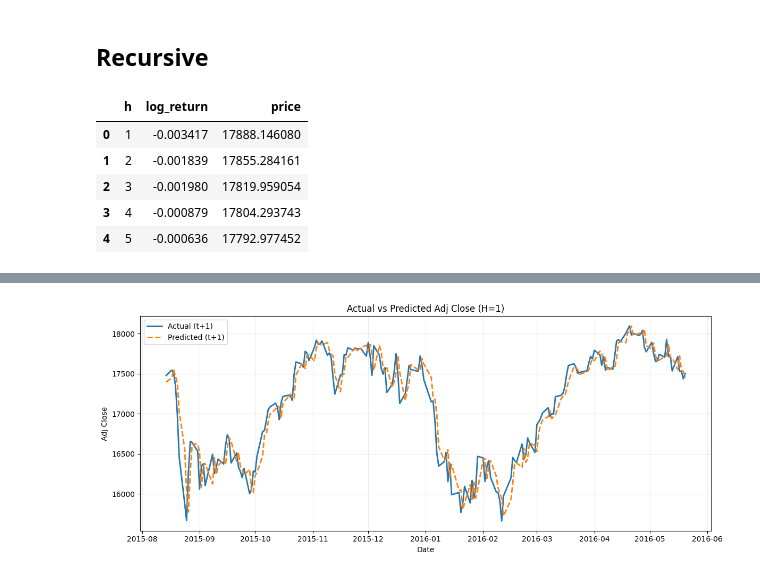
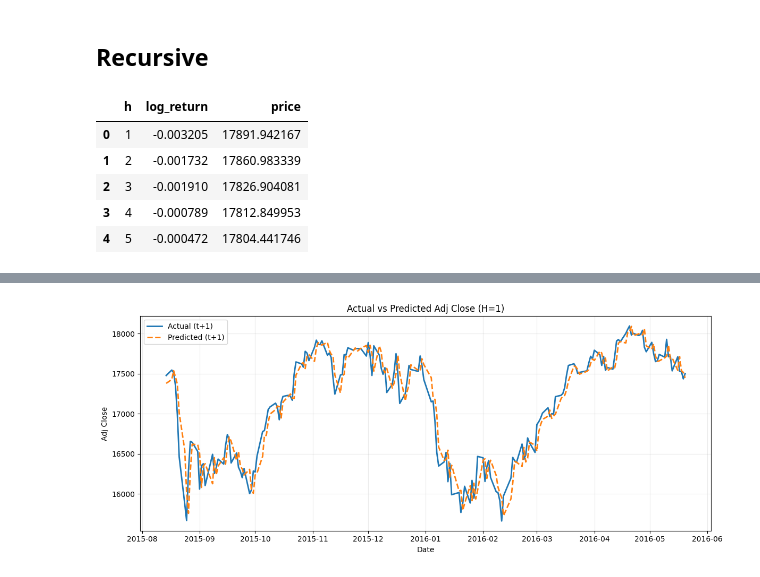
Before and after one commit to vitoco84/ml-stock-sent, a Jupyter notebook: notebooks/05_train_recursive_forecast.ipynb, the cells around one changed output, grey strips where cells are left out. Saved outputs shown, nothing was run; the diff lists cells and outputs as text; code cells hidden in the pictures.

```diff
--- a/notebooks/05_train_recursive_forecast.ipynb
+++ b/notebooks/05_train_recursive_forecast.ipynb
@@ -122,38 +130,40 @@ vis.plot_optimization_history(study).show()
 vis.plot_param_importances(study).show()
 # %% [markdown]
 ## Recursive
-# %%
-MODEL_PATH = Path(cfg.model.path_dir) / cfg.model.enet_mo_best_1
-model, preprocessor, y_scaler, _ = ModelTrainer.load(str(MODEL_PATH))
-
-price_cols = ["date", "open", "high", "low", "close", "adj_close", "volume"]
-price_df = df_full[price_cols].dropna(subset=["date", "adj_close"]).copy()
-
-news_df = pd.DataFrame()
-
-forecaster = RecursiveForecaster(
-    model,
-    preprocessor,
-    y_scaler,
-    sentiment_model=None)
-
-lr_path = forecaster.forecast(
-    price_df=price_df,
-    news_df=news_df,
-    horizon=horizon_30
-)
-
-start_price = float(price_df["adj_close"].iloc[-1])
-price_path = start_price * np.exp(np.cumsum(lr_path))
-
-pd.DataFrame({"h": np.arange(1, horizon_30 + 1), "log_return": lr_path, "price": price_path}).head()
-# %% [output]
-|  | h | log_return | price |
-| 0 | 1 | -0.003417 | 17888.146080 |
-| 1 | 2 | -0.001839 | 17855.284161 |
-| 2 | 3 | -0.001980 | 17819.959054 |
-| 3 | 4 | -0.000879 | 17804.293743 |
-| 4 | 5 | -0.000636 | 17792.977452 |
+# %%
+MODEL_PATH = Path(cfg.model.path_dir) / cfg.model.enet_mo_best_1
+model, preprocessor, y_scaler, _ = ModelTrainer.load(str(MODEL_PATH))
+
+price_cols = ["date", "open", "high", "low", "close", "adj_close", "volume"]
+price_df = df_full[price_cols].dropna(subset=["date", "adj_close"]).copy()
+
+news_df = pd.DataFrame()
+
+forecaster = RecursiveForecaster(
+    model=model,
+    preprocessor=preprocessor,
+    y_scaler=y_scaler,
+    sentiment_model=None
+)
+forecaster._expected_cols = feature_cols
+
+lr_path = forecaster.forecast(
+    price_df=price_df,
+    news_df=news_df,
+    horizon=horizon_30
+)
+
+start_price = float(price_df["adj_close"].iloc[-1])
+price_path = start_price * np.exp(np.cumsum(lr_path))
+
+pd.DataFrame({"h": np.arange(1, horizon_30 + 1), "log_return": lr_path, "price": price_path}).head()
+# %% [output]
+|  | h | log_return | price |
+| 0 | 1 | -0.003205 | 17891.942167 |
+| 1 | 2 | -0.001732 | 17860.983339 |
+| 2 | 3 | -0.001910 | 17826.904081 |
+| 3 | 4 | -0.000789 | 17812.849953 |
+| 4 | 5 | -0.000472 | 17804.441746 |
 # %%
 plt.figure(figsize=(10, 4))
 plt.plot(np.arange(1, horizon_30 + 1), price_path, marker="o")
```
Also changed, not shown: parts of 9 cells of this notebook, 29 other files.
